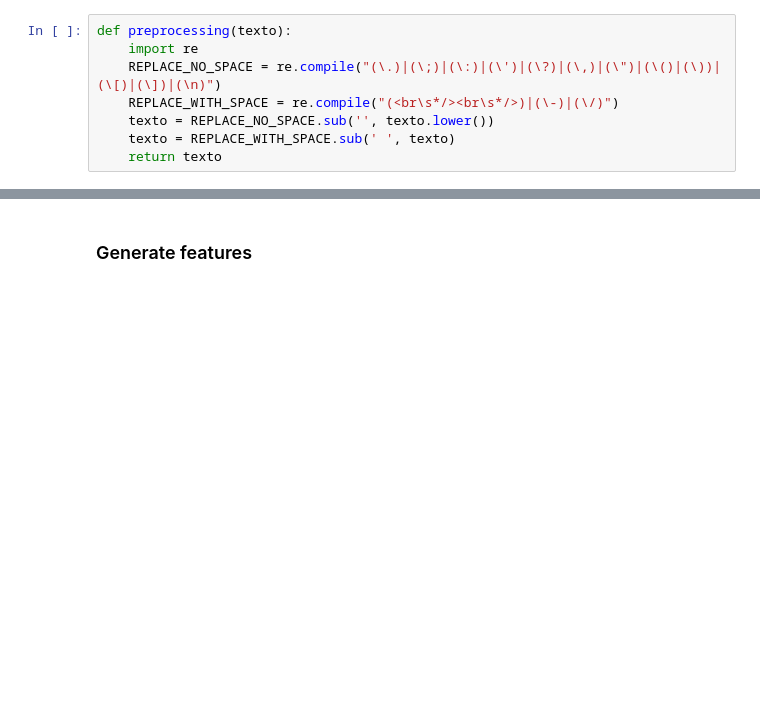
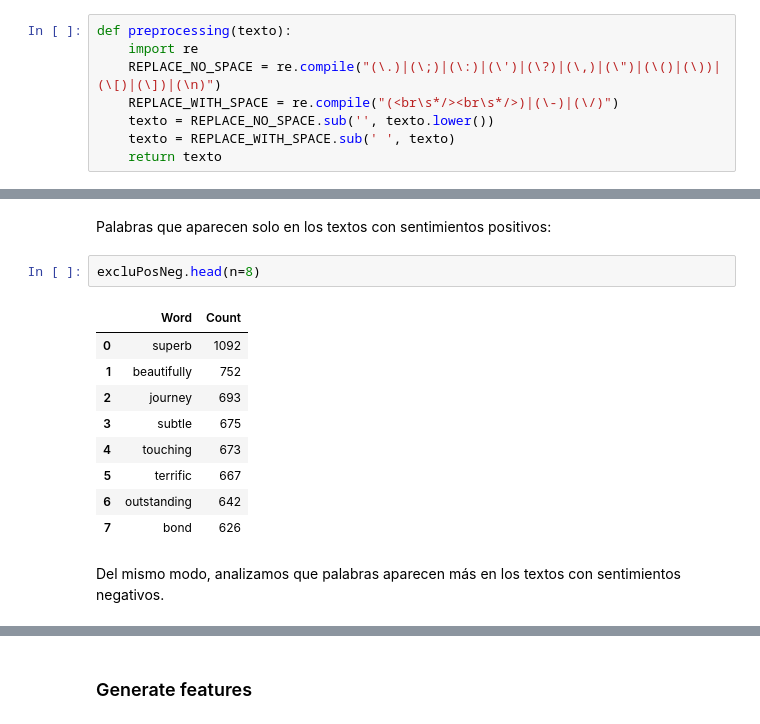
Before and after one commit to Suryavf/Logistic-Regression-for-NLP, a Jupyter notebook: LogisticRegressionNLP.ipynb, the cells around one changed output, grey strips where cells are left out. Cells and saved outputs as stored; diff of their text form; blank space fills up the shorter version.

```diff
--- a/LogisticRegressionNLP.ipynb
+++ b/LogisticRegressionNLP.ipynb
@@ -224,0 +159,16 @@ def logCountWords(text):
+# %% [markdown]
+Palabras que aparecen solo en los textos con sentimientos positivos:
+# %%
+excluPosNeg.head(n=8)
+# %% [output]
+|  | Word | Count |
+| 0 | superb | 1092 |
+| 1 | beautifully | 752 |
+| 2 | journey | 693 |
+| 3 | subtle | 675 |
+| 4 | touching | 673 |
+| 5 | terrific | 667 |
+| 6 | outstanding | 642 |
+| 7 | bond | 626 |
+# %% [markdown]
+Del mismo modo, analizamos que palabras aparecen más en los textos con sentimientos negativos.
```
Also changed, not shown: parts of 55 cells of this notebook, 5 other files.
